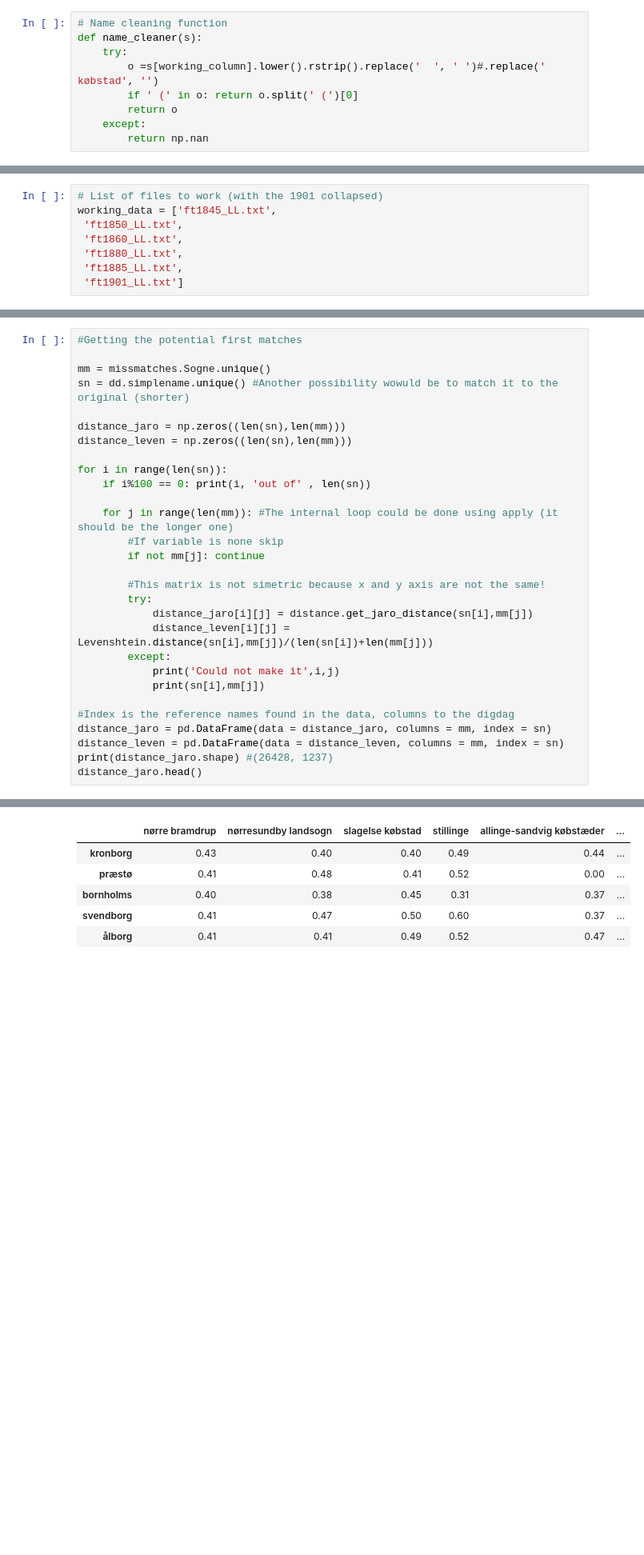
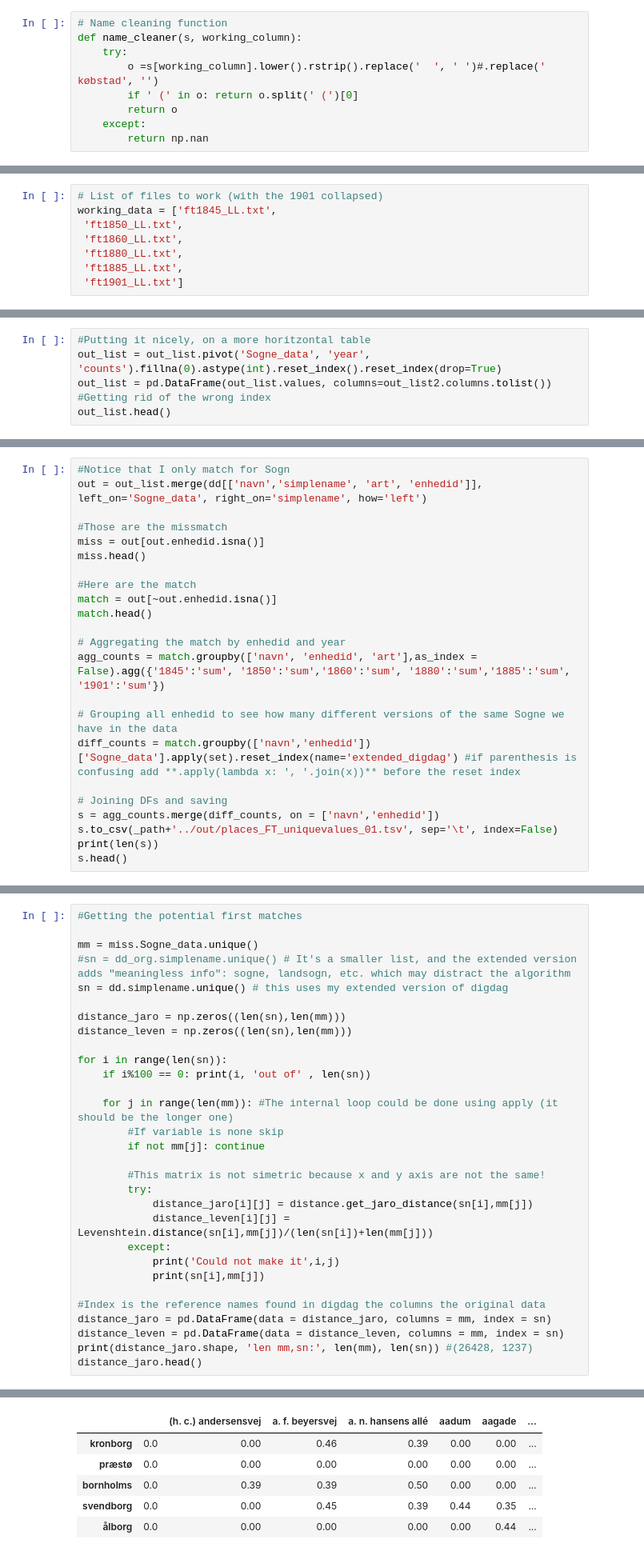
Before and after one commit to link-lives/city-standardization, a Jupyter notebook: city_unification.ipynb, the cells around one changed output, grey strips where cells are left out. Shown at 80% size. Saved outputs shown, nothing was run; the diff lists cells and outputs as text; blank space fills up the shorter version.

```diff
--- a/city_unification.ipynb
+++ b/city_unification.ipynb
@@ -147,7 +147,7 @@ def get_df(f_path):
     return pd.DataFrame(data=r, columns = columns)
 # %%
 # Name cleaning function
-def name_cleaner(s):
+def name_cleaner(s, working_column):
     try:
         o =s[working_column].lower().rstrip().replace('  ', ' ')#.replace(' købstad', '')
         if ' (' in o: return o.split(' (')[0]
@@ -204,0 +262,5 @@ working_data = ['ft1845_LL.txt',
+# %%
+#Putting it nicely, on a more horitzontal table
+out_list = out_list.pivot('Sogne_data', 'year', 'counts').fillna(0).astype(int).reset_index().reset_index(drop=True)
+out_list = pd.DataFrame(out_list.values, columns=out_list2.columns.tolist()) #Getting rid of the wrong index
+out_list.head()
@@ -294,0 +279,23 @@ missmatches.groupby('year').size().reset_index(name='counts').sort_values('count
+# %%
+#Notice that I only match for Sogn
+out = out_list.merge(dd[['navn','simplename', 'art', 'enhedid']], left_on='Sogne_data', right_on='simplename', how='left')
+
+#Those are the missmatch
+miss = out[out.enhedid.isna()]
+miss.head()
+
+#Here are the match
+match = out[~out.enhedid.isna()]
+match.head()
+
+# Aggregating the match by enhedid and year
+agg_counts = match.groupby(['navn', 'enhedid', 'art'],as_index = False).agg({'1845':'sum', '1850':'sum','1860':'sum', '1880':'sum','1885':'sum', '1901':'sum'})
+
+# Grouping all enhedid to see how many different versions of the same Sogne we have in the data
+diff_counts = match.groupby(['navn','enhedid'])['Sogne_data'].apply(set).reset_index(name='extended_digdag') #if parenthesis is confusing add **.apply(lambda x: ', '.join(x))** before the reset index
+
+# Joining DFs and saving
+s = agg_counts.merge(diff_counts, on = ['navn','enhedid'])
+s.to_csv(_path+'../out/places_FT_uniquevalues_01.tsv', sep='\t', index=False)
+print(len(s))
+s.head()
@@ -297,8 +319,9 @@ missmatches.groupby('year').size().reset_index(name='counts').sort_values('count
 # %%
 #Getting the potential first matches
 
-mm = missmatches.Sogne.unique()
-sn = dd.simplename.unique() #Another possibility wowuld be to match it to the original (shorter)
+mm = miss.Sogne_data.unique()
+#sn = dd_org.simplename.unique() # It's a smaller list, and the extended version adds "meaningless info": sogne, landsogn, etc. which may distract the algorithm
+sn = dd.simplename.unique() # this uses my extended version of digdag
 
 distance_jaro = np.zeros((len(sn),len(mm)))
 distance_leven = np.zeros((len(sn),len(mm)))
@@ -318,10 +341,10 @@ for i in range(len(sn)):
             print('Could not make it',i,j)
             print(sn[i],mm[j])
 
-#Index is the reference names found in the data, columns to the digdag
+#Index is the reference names found in digdag the columns the original data
 distance_jaro = pd.DataFrame(data = distance_jaro, columns = mm, index = sn)
 distance_leven = pd.DataFrame(data = distance_leven, columns = mm, index = sn)
-print(distance_jaro.shape) #(26428, 1237)
+print(distance_jaro.shape, 'len mm,sn:', len(mm), len(sn)) #(26428, 1237)
 distance_jaro.head()
 # %% [output]
 0 out of 26784
@@ -344,6 +367,6 @@ distance_jaro.head()
-|  | nørre bramdrup | nørresundby landsogn | slagelse købstad | stillinge | allinge-sandvig købstæder | ... |
-| kronborg | 0.43 | 0.40 | 0.40 | 0.49 | 0.44 | ... |
-| præstø | 0.41 | 0.48 | 0.41 | 0.52 | 0.00 | ... |
-| bornholms | 0.40 | 0.38 | 0.45 | 0.31 | 0.37 | ... |
-| svendborg | 0.41 | 0.47 | 0.50 | 0.60 | 0.37 | ... |
-| ålborg | 0.41 | 0.41 | 0.49 | 0.52 | 0.47 | ... |
+|  |  | (h. c.) andersensvej | a. f. beyersvej | a. n. hansens allé | aadum | aagade | ... |
+| kronborg | 0.0 | 0.00 | 0.46 | 0.39 | 0.00 | 0.00 | ... |
+| præstø | 0.0 | 0.00 | 0.00 | 0.00 | 0.00 | 0.00 | ... |
+| bornholms | 0.0 | 0.39 | 0.39 | 0.50 | 0.00 | 0.00 | ... |
+| svendborg | 0.0 | 0.00 | 0.45 | 0.39 | 0.44 | 0.35 | ... |
+| ålborg | 0.0 | 0.00 | 0.00 | 0.00 | 0.00 | 0.44 | ... |
```
Also changed, not shown: parts of 30 cells of this notebook.
